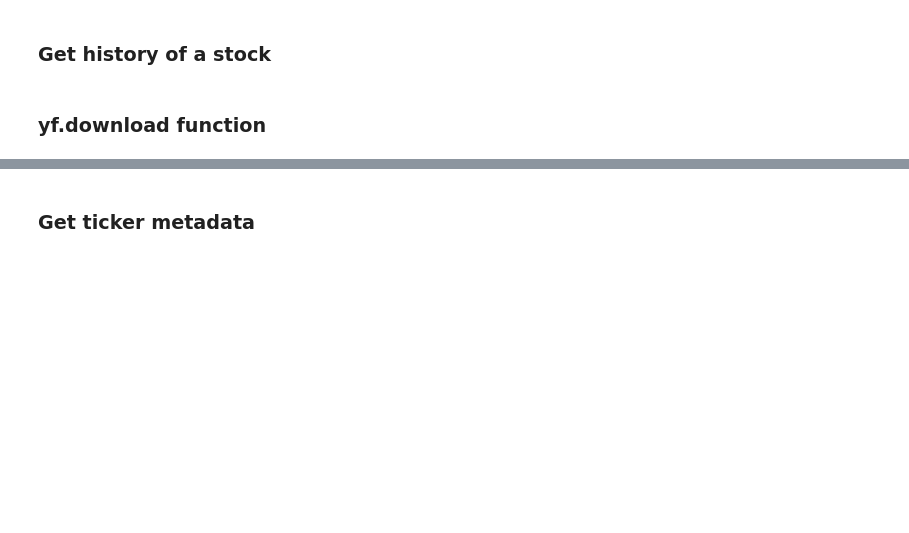
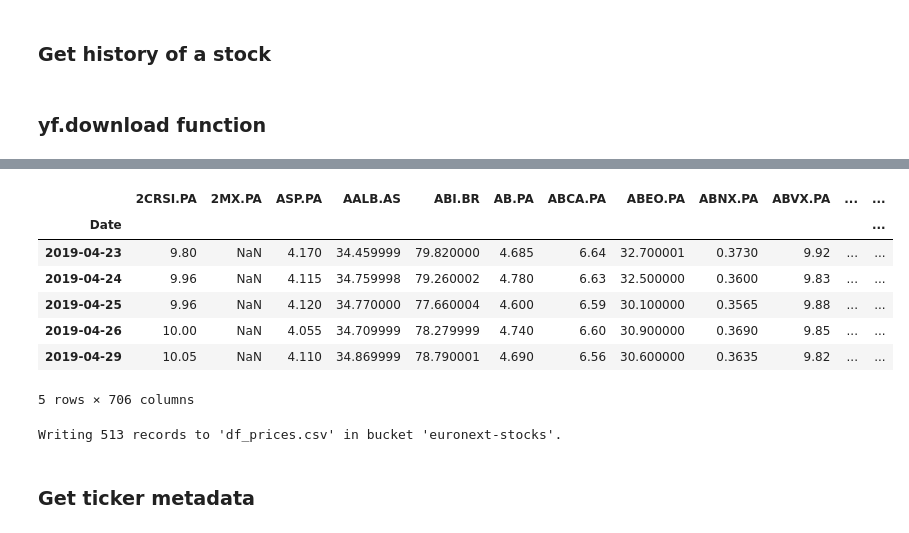
Before and after one commit to cdignam8304/euronext-stocks, a Jupyter notebook: notebooks/get_data.ipynb, the cells around one changed output, grey strips where cells are left out. Drawn from its saved outputs; the diff is of its cells as text; code cells hidden in the pictures; blank space fills up the shorter version.

```diff
--- a/notebooks/get_data.ipynb
+++ b/notebooks/get_data.ipynb
@@ -165 +137,5 @@ df_pc_pricechange.head()
+# %%
+# Store prices in separate dataframe
+df_prices = data["Close"]
+df_prices = df_prices[mystocks]
 # %%
@@ -173,2 +145,18 @@ df_pc_pricechange.shape
+# %%
+df_prices.head()
+# %% [output]
+|  | 2CRSI.PA | 2MX.PA | ASP.PA | AALB.AS | ABI.BR | AB.PA | ABCA.PA | ABEO.PA | ABNX.PA | ABVX.PA | ... | ... |
+| Date |  |  |  |  |  |  |  |  |  |  |  | ... |
+| 2019-04-23 | 9.80 | NaN | 4.170 | 34.459999 | 79.820000 | 4.685 | 6.64 | 32.700001 | 0.3730 | 9.92 | ... | ... |
+| 2019-04-24 | 9.96 | NaN | 4.115 | 34.759998 | 79.260002 | 4.780 | 6.63 | 32.500000 | 0.3600 | 9.83 | ... | ... |
+| 2019-04-25 | 9.96 | NaN | 4.120 | 34.770000 | 77.660004 | 4.600 | 6.59 | 30.100000 | 0.3565 | 9.88 | ... | ... |
+| 2019-04-26 | 10.00 | NaN | 4.055 | 34.709999 | 78.279999 | 4.740 | 6.60 | 30.900000 | 0.3690 | 9.85 | ... | ... |
+| 2019-04-29 | 10.05 | NaN | 4.110 | 34.869999 | 78.790001 | 4.690 | 6.56 | 30.600000 | 0.3635 | 9.82 | ... | ... |
+5 rows × 706 columns
+# %%
+# Save df_prices to s3
+_write_dataframe_to_csv_on_s3("euronext-stocks", df_prices, "df_prices.csv")
+# %% [output]
+Writing 513 records to 'df_prices.csv' in bucket 'euronext-stocks'.
 # %% [markdown]
 ### Get ticker metadata
```
Also changed, not shown: parts of 48 cells of this notebook, 1 other file.
